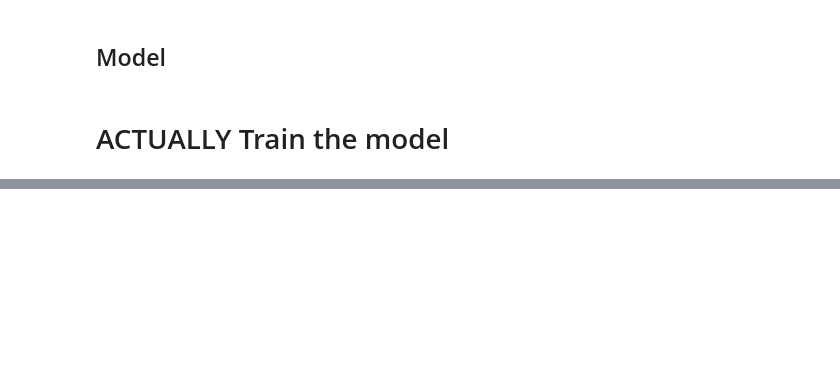
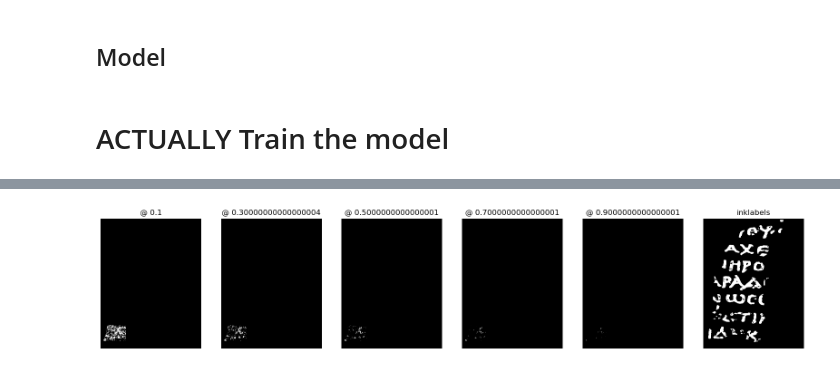
Before and after one commit to jaswged/vesuvius_ink_prediction, a Jupyter notebook: Kaggle_Notebooks/viewed/train-2-5d-pretrained-effnet-b0-ink-classifier.ipynb, the cells around one changed output, grey strips where cells are left out. Cells and saved outputs as stored; diff of their text form; code cells hidden in the pictures; blank space fills up the shorter version.

```diff
--- a/Kaggle_Notebooks/viewed/train-2-5d-pretrained-effnet-b0-ink-classifier.ipynb
+++ b/Kaggle_Notebooks/viewed/train-2-5d-pretrained-effnet-b0-ink-classifier.ipynb
@@ -515,0 +474,9 @@ show_array(inklabels, "inklabels", axs[1])
+# %%
+fig, axs = plt.subplots(nrows=1, ncols=6, figsize=(20, 20))
+axs.flatten()
+# Currently "threshold" is 0.6
+for i, j in enumerate(np.arange(.1,1.0, .2)):
+    show_array(ink_pred.gt(j).cpu().numpy(), f"@ {j:1}", axs[i])
+show_array(inklabels, "inklabels", axs[5])
+# %% [output]
+[figure, added]
```
Also changed, not shown: parts of 17 cells of this notebook, 2 other files.
